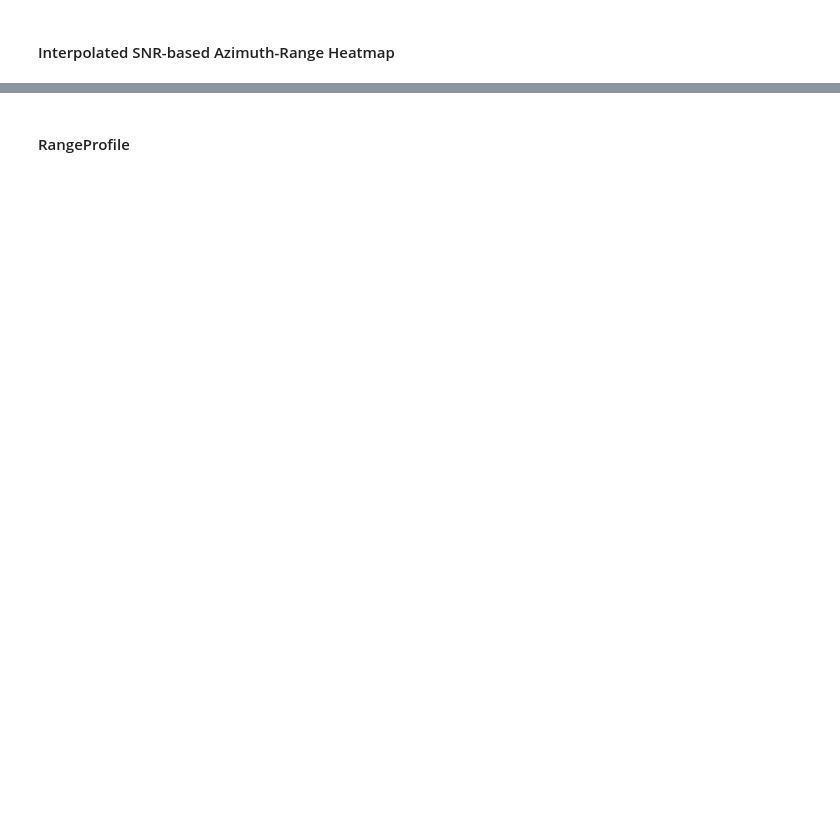
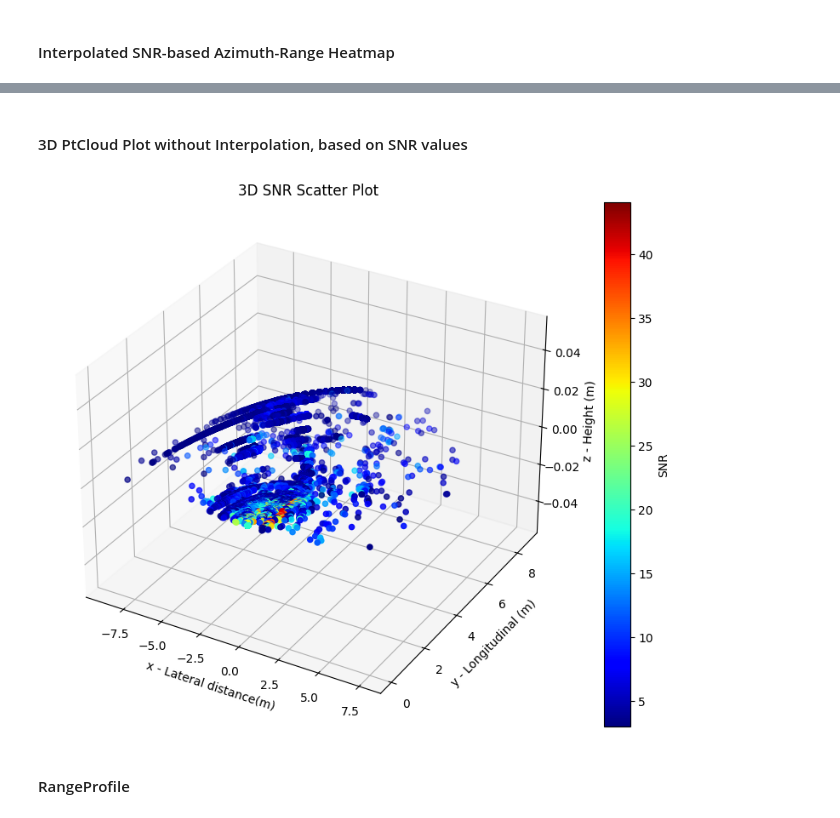
Before and after one commit to FLW-TUDO/py_mmwave_dev, a Jupyter notebook: py_mmwave_plot/PtCloud_dataprocessing.ipynb, the cells around one changed output, grey strips where cells are left out. Cells and saved outputs as stored; diff of their text form; code cells hidden in the pictures; blank space fills up the shorter version.

```diff
--- a/py_mmwave_plot/PtCloud_dataprocessing.ipynb
+++ b/py_mmwave_plot/PtCloud_dataprocessing.ipynb
@@ -163,3 +163,44 @@ plt.show()
+# %% [markdown]
+#### 3D PtCloud Plot without Interpolation, based on SNR values ####
+# %%
+import numpy as np
+import matplotlib.pyplot as plt
+from mpl_toolkits.mplot3d import Axes3D
+
+assert all(col in df.columns for col in ['azimuth', 'range', 'snr']), "Dataframe must contain 'azimuth', 'range', and 'snr' columns."
+
+# Parameters for transformation
+range_res = 0.1
+range_bias = 0.0
+
+# Convert azimuth to radians and calculate x, y, z coordinates
+azimuth_radians = np.radians(df['azimuth'])
+ranges = df['range']
+snr = df['snr']
+
+x = ranges * np.sin(azimuth_radians)
+y = ranges * np.cos(azimuth_radians) - range_bias
+z = np.zeros_like(x)  # Flat on the z-axis since we're only showing (x, y) and coloring by SNR
+
+# Plotting
+fig = plt.figure(figsize=(10, 8))
+ax = fig.add_subplot(111, projection='3d')
+
+# Scatter plot with SNR values for color
+sc = ax.scatter(x, y, z, c=snr, cmap='jet', marker='o')
+
+# Colorbar to show SNR scale
+plt.colorbar(sc, label='SNR')
+
+# Labels and title
+ax.set_title('3D SNR Scatter Plot')
+ax.set_xlabel('x - Lateral distance(m)')
+ax.set_ylabel('y - Longitudinal (m)')
+ax.set_zlabel('z - Height (m)')
+
+plt.show()
+# %% [output]
+[figure, added]
 # %% [markdown]
 #### RangeProfile ####
 # %%
```
Also changed, not shown: parts of 4 cells of this notebook.
